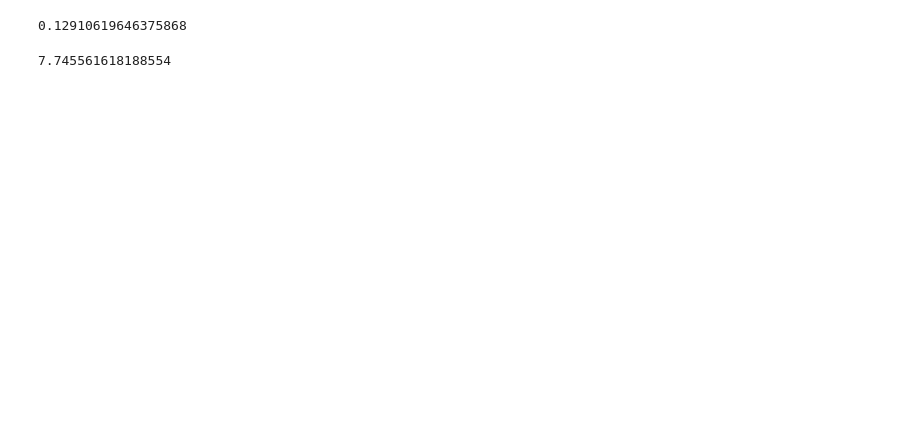
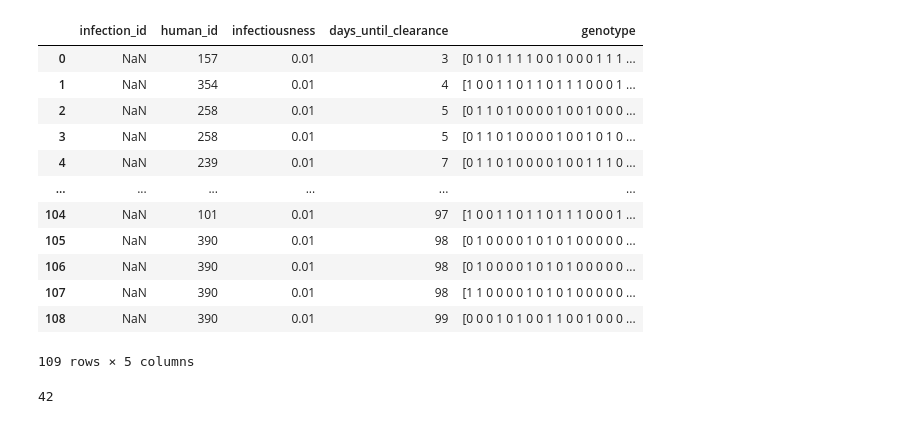
Before and after one commit to jgsuresh/senegal-network-sim, a Jupyter notebook: network_sim/_scratch.ipynb, the cells around one changed output. Cells and saved outputs as stored; diff of their text form; code cells hidden in the pictures; blank space fills up the shorter version.

Commit message:
Added a few genetic metrics

```diff
--- a/network_sim/_scratch.ipynb
+++ b/network_sim/_scratch.ipynb
@@ -46,8 +25,22 @@ import numpy as np
 # %%
-0.15*np.exp(-3/20)
+hidf
 # %% [output]
+|  | infection_id | human_id | infectiousness | days_until_clearance | genotype |
+| 0 | NaN | 157 | 0.01 | 3 | [0 1 0 1 1 1 1 0 0 1 0 0 0 1 1 1 ... |
+| 1 | NaN | 354 | 0.01 | 4 | [1 0 0 1 1 0 1 1 0 1 1 1 0 0 0 1 ... |
+| 2 | NaN | 258 | 0.01 | 5 | [0 1 1 0 1 0 0 0 0 1 0 0 1 0 0 0 ... |
+| 3 | NaN | 258 | 0.01 | 5 | [0 1 1 0 1 0 0 0 0 1 0 0 1 0 1 0 ... |
+| 4 | NaN | 239 | 0.01 | 7 | [0 1 1 0 1 0 0 0 0 1 0 0 1 1 1 0 ... |
+| ... | ... | ... | ... | ... | ... |
+| 104 | NaN | 101 | 0.01 | 97 | [1 0 0 1 1 0 1 1 0 1 1 1 0 0 0 1 ... |
+| 105 | NaN | 390 | 0.01 | 98 | [0 1 0 0 0 0 1 0 1 0 1 0 0 0 0 0 ... |
+| 106 | NaN | 390 | 0.01 | 98 | [0 1 0 0 0 0 1 0 1 0 1 0 0 0 0 0 ... |
+| 107 | NaN | 390 | 0.01 | 98 | [1 1 0 0 0 0 1 0 1 0 1 0 0 0 0 0 ... |
+| 108 | NaN | 390 | 0.01 | 99 | [0 0 0 1 0 1 0 0 1 1 0 0 1 0 0 0 ... |
-0.12910619646375868
+109 rows × 5 columns
 # %%
-1/(0.15*np.exp(-3/20))
+from network_sim.metrics import get_n_unique_strains
+
+get_n_unique_strains(hidf)
 # %% [output]
-7.745561618188554
+42
```
Also changed, not shown: parts of 9 cells of this notebook, 4 other files.
